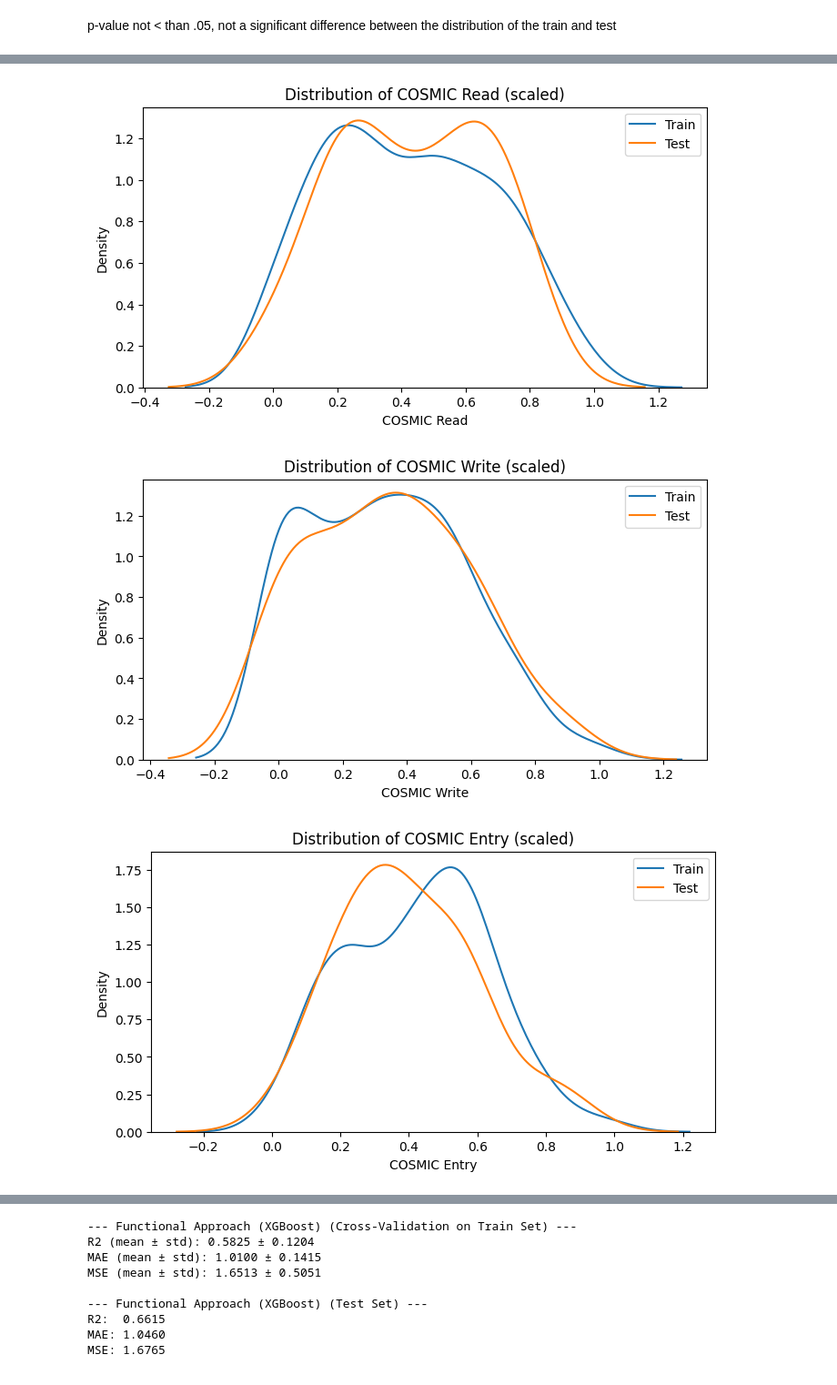
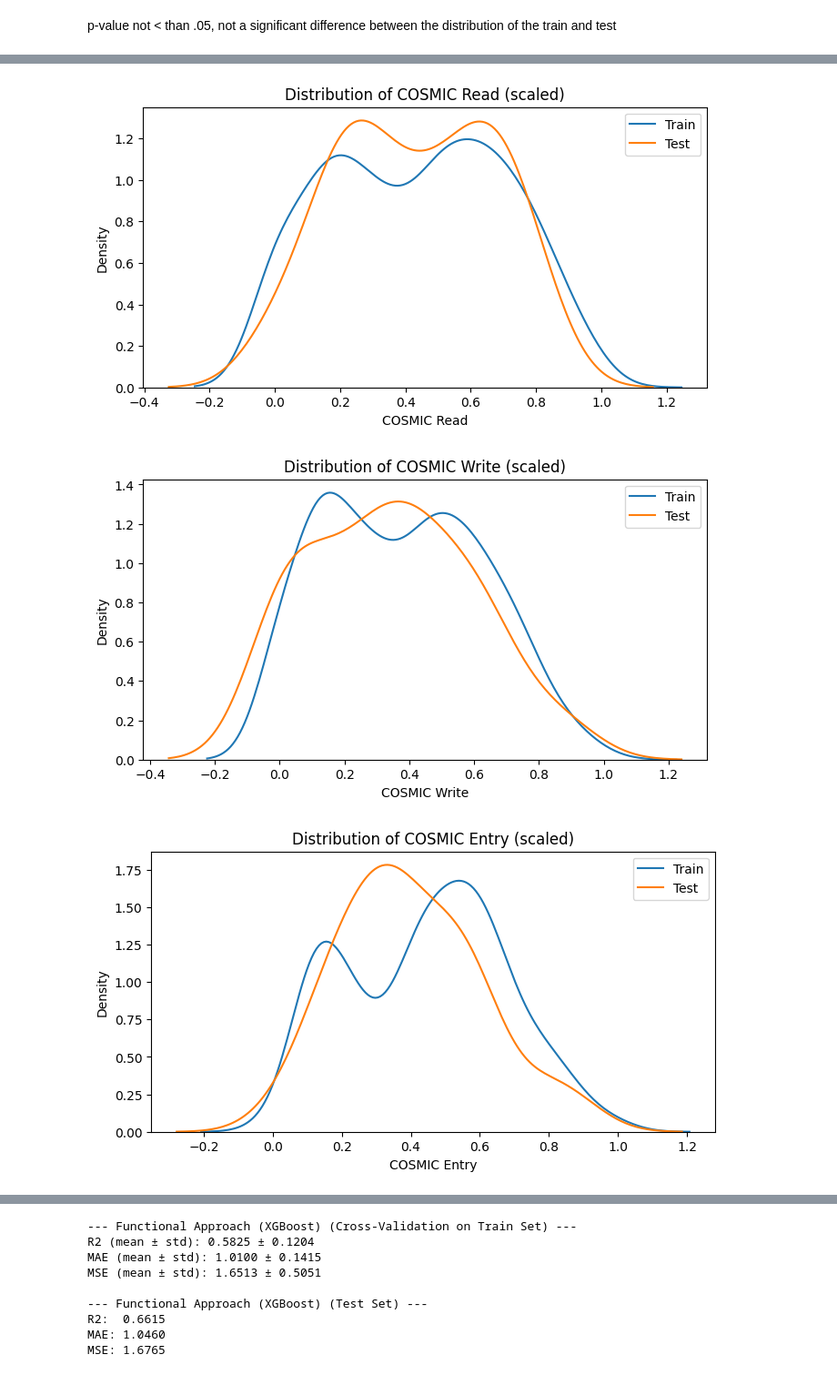
Before and after one commit to J4nvg/ResearchWorkshop, a Jupyter notebook: after_reading.ipynb, the cells around one changed output, grey strips where cells are left out. Shown at 91% size. Cells and saved outputs as stored; diff of their text form; code cells hidden in the pictures.

Commit message:
DATA AUGMENTATION

```diff
--- a/after_reading.ipynb
+++ b/after_reading.ipynb
@@ -109,7 +110,7 @@ metadata.detect_from_dataframe(data=df_ctgan)
 
 
 # Step 3: Initialize CTGAN with pac=1 to avoid divisibility errors
-synthesizer = CTGANSynthesizer(
+"""synthesizer = CTGANSynthesizer(
     metadata=metadata,
     epochs=300,
     batch_size=64,
@@ -120,14 +121,33 @@ synthesizer = CTGANSynthesizer(
 )
 
 # Step 4: Fit the model
+synthesizer.fit(df_ctgan)"""
+synthesizer = GaussianCopulaSynthesizer(metadata)
 synthesizer.fit(df_ctgan)
 
 # Step 5: Sample synthetic data
-synthetic_data = synthesizer.sample(num_rows=int(0.5 * len(df_ctgan)))
+synthetic_data = synthesizer.sample(num_rows=int(len(df_ctgan)))
 
 # Step 6: Separate features and target for later transformation
 X_synth = synthetic_data.drop(columns=["Summary Work Effort"])
 y_synth = synthetic_data["Summary Work Effort"]
+
+"""
+from sdv.evaluation.single_table import run_diagnostic
+
+diagnostic = run_diagnostic(
+    real_data=df_ctgan,
+    synthetic_data=synthetic_data,
+    metadata=metadata
+)
+
+from sdv.evaluation.single_table import evaluate_quality
+
+quality_report = evaluate_quality(
+    df_ctgan,
+    synthetic_data,
+    metadata
+)"""
 
 """numeric_cols = X_synth.select_dtypes(include=['float64', 'int64']).columns
 categorical_cols = X_synth.select_dtypes(include=['object']).columns
@@ -241,21 +261,21 @@ Project Elapsed Time: KS-stat=0.054, p=0.852
 # %%
 import matplotlib.pyplot as plt
 
 def compare_feature_distribution(feature_name):
     plt.figure(figsize=(8, 4))
-    sns.kdeplot(X_train[feature_name], label='Train')
+    sns.kdeplot(X_train_aug[feature_name], label='Train')
     sns.kdeplot(X_test[feature_name], label='Test')
     plt.title(f'Distribution of {feature_name} (scaled)')
     plt.legend()
     plt.show()
 
 compare_feature_distribution('COSMIC Read')
 compare_feature_distribution('COSMIC Write')
 compare_feature_distribution('COSMIC Entry')
 compare_feature_distribution('COSMIC Exit')
 compare_feature_distribution('Max Team Size')
 compare_feature_distribution('Project Elapsed Time')
 # %% [output]
-[figure, old version]
+[figure, new version]
-[figure, old version]
+[figure, new version]
-[figure, old version]
+[figure, new version]
```
Also changed, not shown: parts of 15 cells of this notebook.
